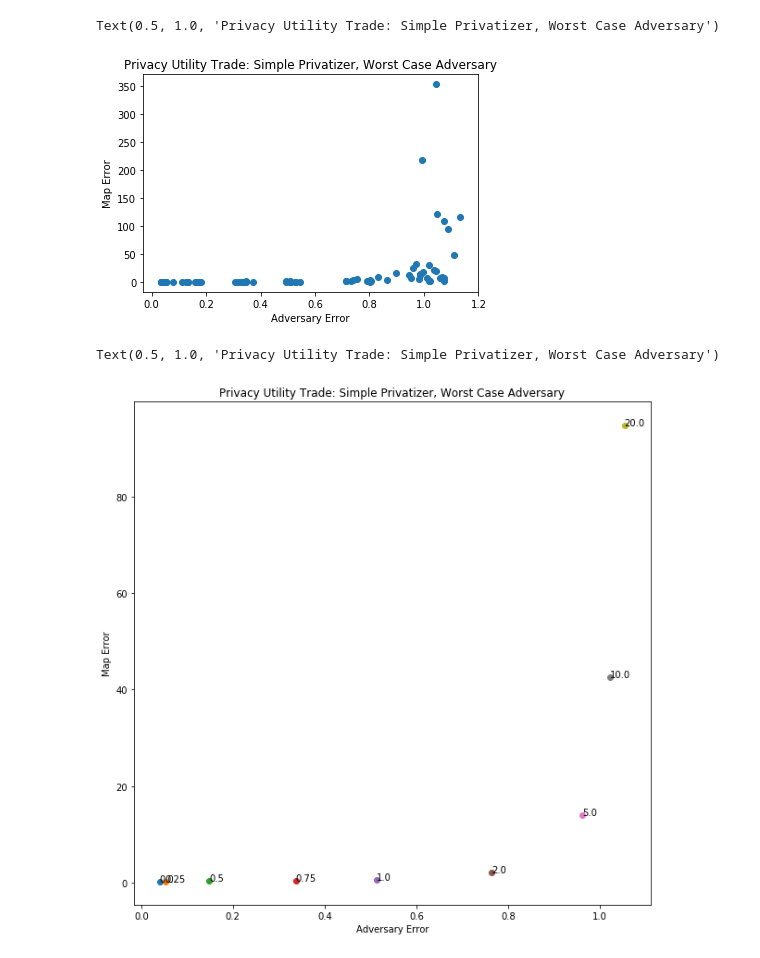
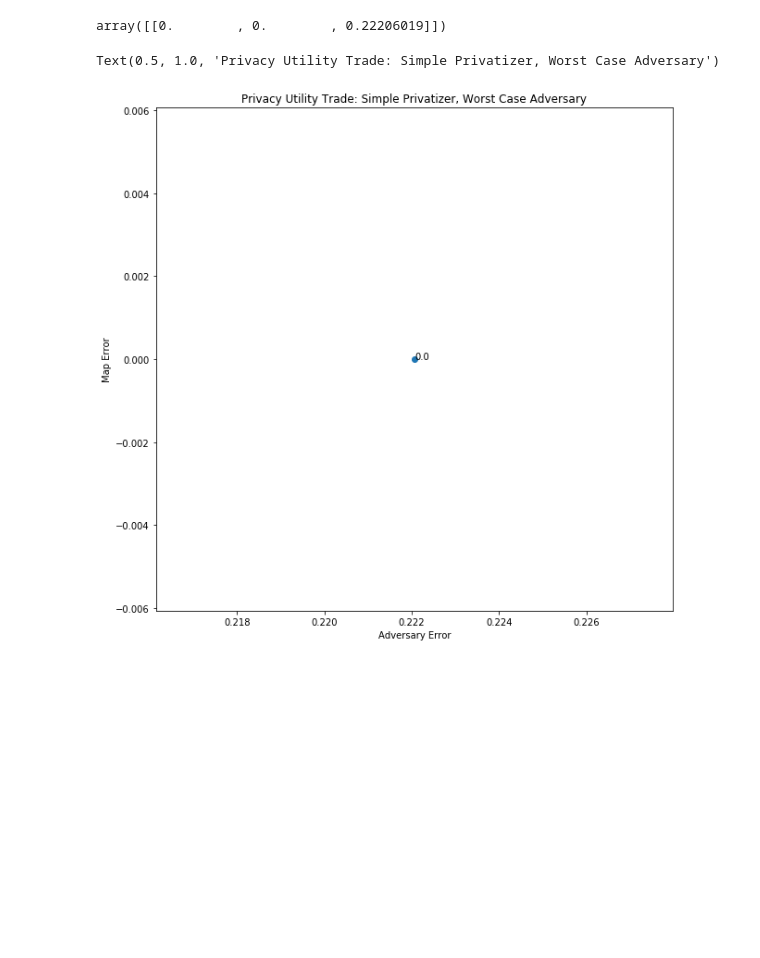
Before and after one commit to lillyclark/privacy-utility, a Jupyter notebook: PLOT automation.ipynb, the cells around one changed output. Drawn from its saved outputs; the diff is of its cells as text; code cells hidden in the pictures; blank space fills up the shorter version.

```diff
--- a/PLOT automation.ipynb
+++ b/PLOT automation.ipynb
@@ -354,4 +260,0 @@ np.savetxt("higherlearningrate.txt", higherlearningrate)
-# %%
-GAP_data = np.loadtxt("higherlearningrate.txt")
-# %%
-GAP_data = GAP_data[np.where(GAP_data[:,2] < 10)]
@@ -499,2 +272,0 @@ for N in range(len(NOISE)):
-# %%
-all_data = all_data[np.where(np.isnan(all_data[:,1])==False)]
@@ -505,0 +404,7 @@ true_data = np.append(true_data, all_data, axis=0)
+# %%
+simple_data
+# %% [output]
+array([[0.        , 0.        , 0.22206019]])
+# %%
+SIMPLE_data = simple_data
+# SIMPLE_data = np.append(SIMPLE_data, simple_data, axis=0)
@@ -506,21 +413,12 @@ true_data = np.append(true_data, all_data, axis=0)
 # %%
-plt.scatter(true_data[:,2], true_data[:,1])
+fig = plt.figure(figsize=(10,10))
+for i in np.unique(SIMPLE_data[:,0]):
+    indices = np.where(SIMPLE_data[:,0]==i)
+    plt.scatter(np.mean(SIMPLE_data[indices][:,2]), np.mean(SIMPLE_data[indices][:,1]))
+    plt.text(np.mean(SIMPLE_data[indices][:,2]), np.mean(SIMPLE_data[indices][:,1]), str(SIMPLE_data[indices][0][0]))
 plt.xlabel("Adversary Error")
 plt.ylabel("Map Error")
 plt.title("Privacy Utility Trade: Simple Privatizer, Worst Case Adversary")
 # %% [output]
 Text(0.5, 1.0, 'Privacy Utility Trade: Simple Privatizer, Worst Case Adversary')
-[figure, old version]
+[figure, new version]
-# %%
-fig = plt.figure(figsize=(10,10))
-for i in np.unique(true_data[:,0]):
-    indices = np.where(true_data[:,0]==i)
-    plt.scatter(np.mean(true_data[indices][:,2]), np.mean(true_data[indices][:,1]))
-    plt.plot(np.mean(true_data[indices][:,2]), np.mean(true_data[indices][:,1]))
-    plt.text(np.mean(true_data[indices][:,2]), np.mean(true_data[indices][:,1]), str(true_data[indices][0][0]))
-plt.xlabel("Adversary Error")
-plt.ylabel("Map Error")
-plt.title("Privacy Utility Trade: Simple Privatizer, Worst Case Adversary")
-# %% [output]
-Text(0.5, 1.0, 'Privacy Utility Trade: Simple Privatizer, Worst Case Adversary')
-[figure, removed]
```
Also changed, not shown: parts of 39 cells of this notebook.
